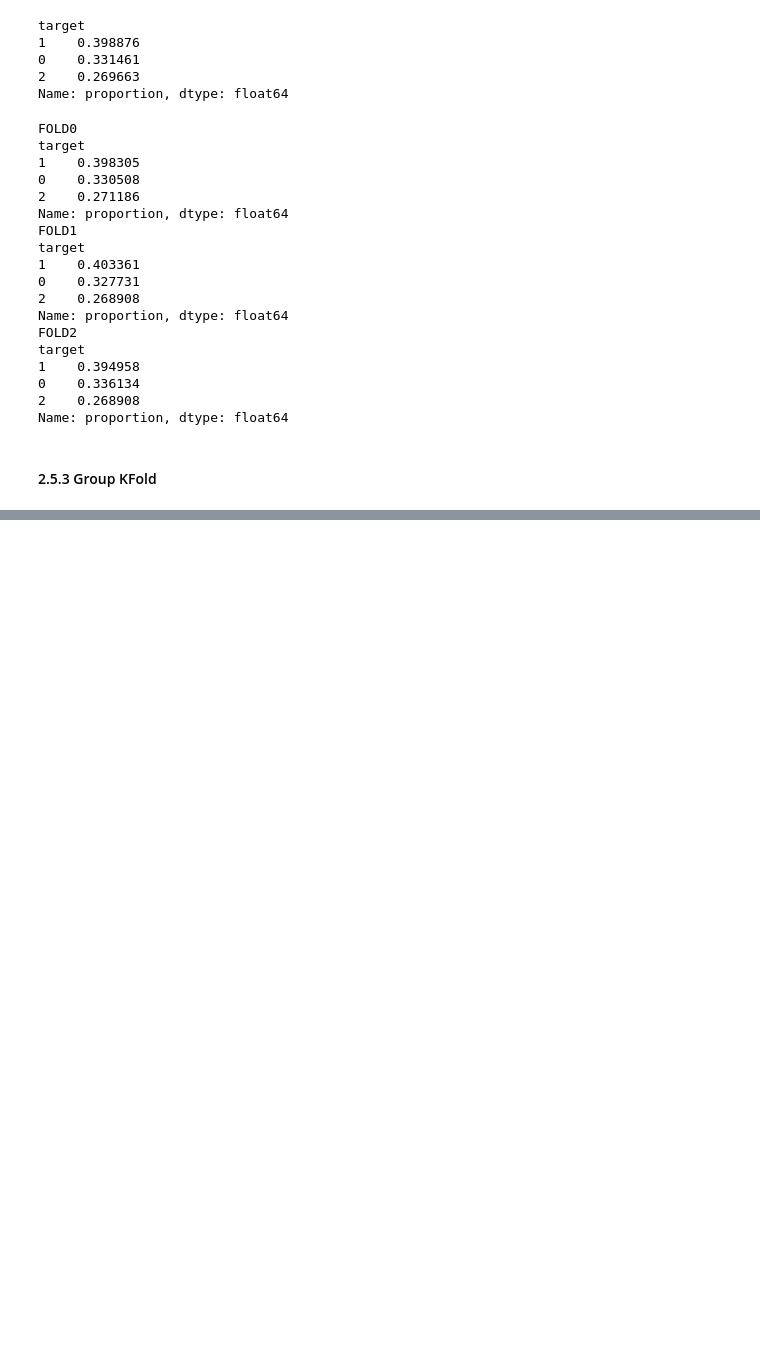
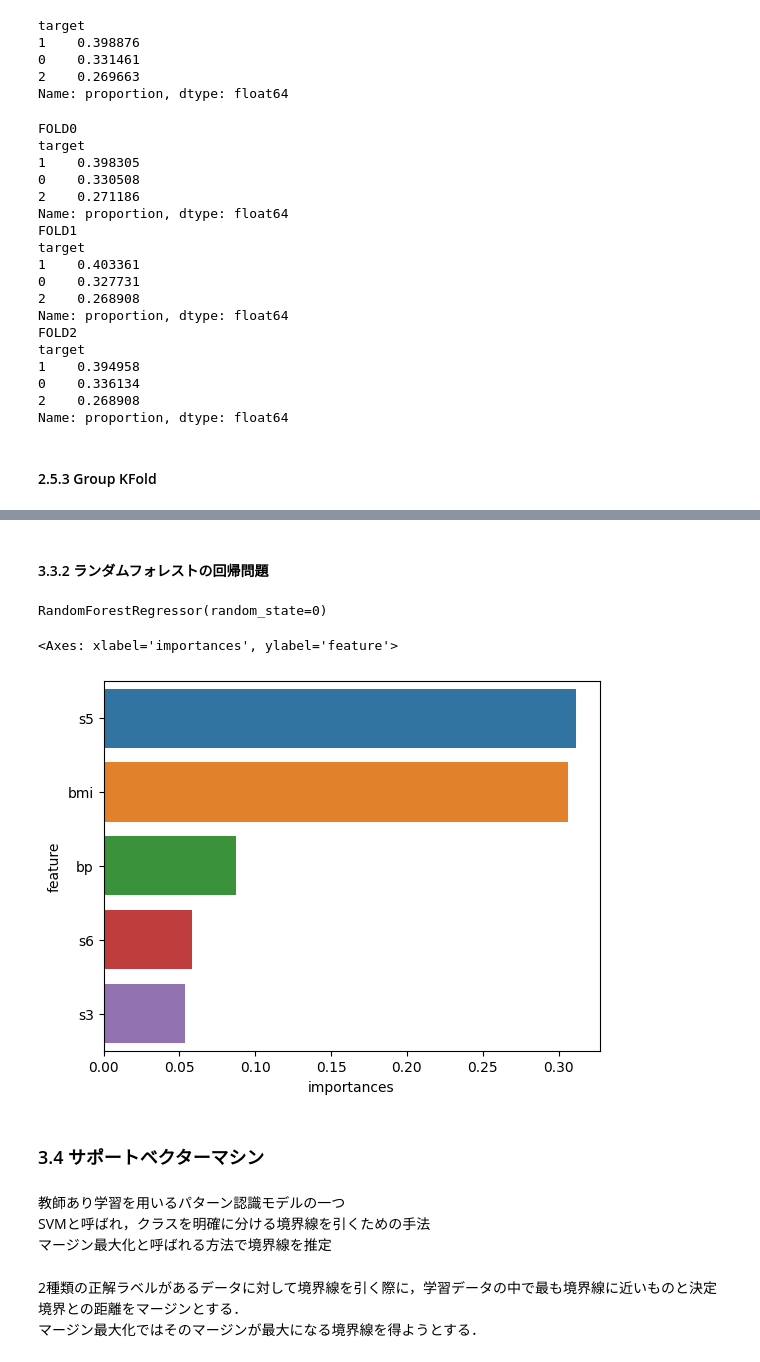
Before and after one commit to akiyoshi777/data_analysis, a Jupyter notebook: sklearn.ipynb, the cells around one changed output, grey strips where cells are left out. Drawn from its saved outputs; the diff is of its cells as text; code cells hidden in the pictures; blank space fills up the shorter version.

Commit message:
教師あり学習

```diff
--- a/sklearn.ipynb
+++ b/sklearn.ipynb
@@ -474,0 +820,44 @@ Name: proportion, dtype: float64
+# %% [markdown]
+#### 3.3.2 ランダムフォレストの回帰問題
+# %%
+# 糖尿病のデータを使用
+from sklearn.ensemble import RandomForestRegressor
+diabetes = load_diabetes()
+df_diabetes = pd.DataFrame(data=diabetes.data,columns=diabetes.feature_names)
+df_diabetes['target'] = diabetes.target
+
+# インスタンス作成
+clf = RandomForestRegressor(random_state=0)
+
+# 説明変数
+X = df_diabetes[diabetes.feature_names].values
+
+# 目的変数target
+Y = df_diabetes['target'].values
+
+# データの分割
+X_train, X_test, y_train, y_test = train_test_split(X, Y, test_size = 0.2,random_state=0)
+
+# 予測モデルを作成
+clf.fit(X_train, y_train)
+# %% [output]
+RandomForestRegressor(random_state=0)
+# %%
+# 特徴量重要度を可視化(seabornライブラリを使用)
+import matplotlib.pyplot as plt
+import seaborn as sns
+# 特徴量重要度
+feature_importance = pd.DataFrame({'feature':diabetes.feature_names, 'importances': clf.feature_importances_}).sort_values(by='importances', ascending=False)
+# 可視化
+sns.barplot(x='importances', y='feature', data=feature_importance.head())
+# %% [output]
+<Axes: xlabel='importances', ylabel='feature'>
+[figure, added]
+# %% [markdown]
+### 3.4 サポートベクターマシン
+# %% [markdown]
+教師あり学習を用いるパターン認識モデルの一つ<br>
+SVMと呼ばれ，クラスを明確に分ける境界線を引くための手法<br>
+マージン最大化と呼ばれる方法で境界線を推定
+# %% [markdown]
+2種類の正解ラベルがあるデータに対して境界線を引く際に，学習データの中で最も境界線に近いものと決定境界との距離をマージンとする．<br>マージン最大化ではそのマージンが最大になる境界線を得ようとする．
```
Also changed, not shown: parts of 66 cells of this notebook, 1 other file.
